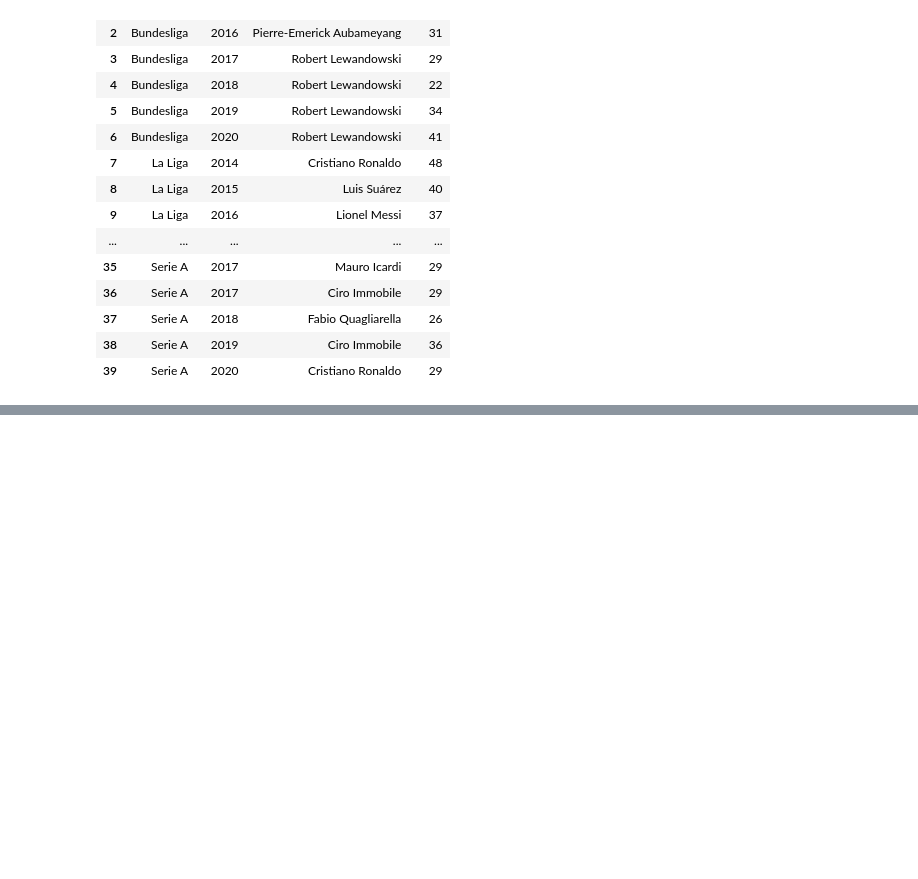
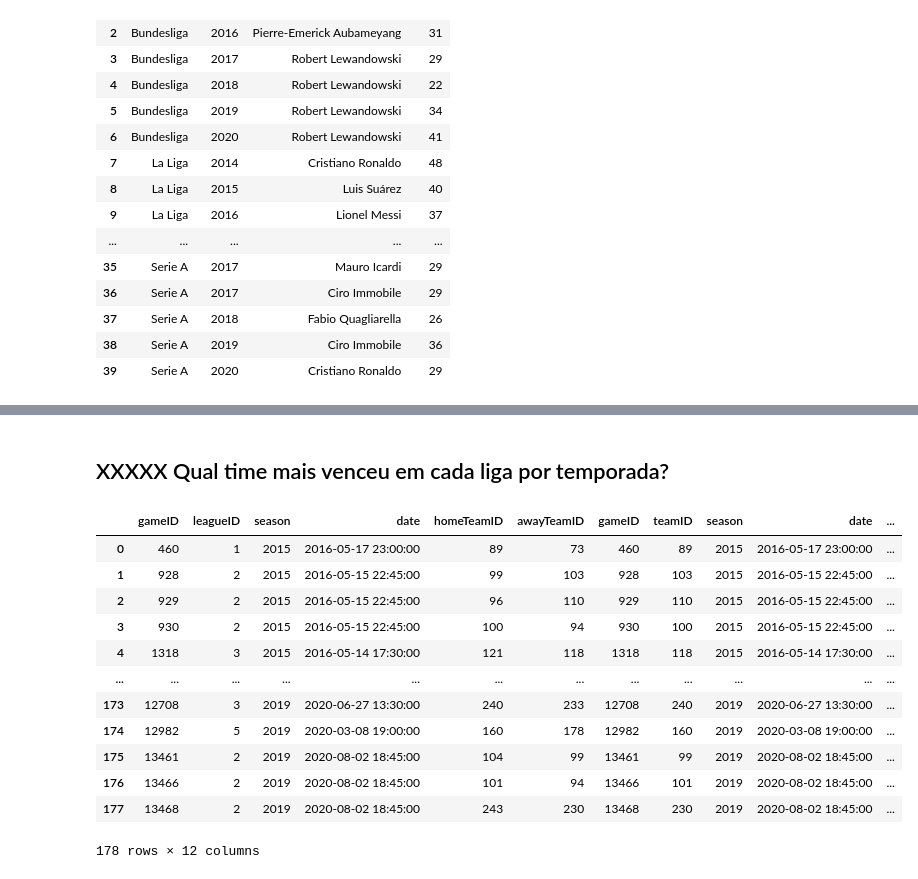
Before and after one commit to ciencia-dados-ifsp-grupo5/FootbalDatabase, a Jupyter notebook: notebooks/FootballDatabase_analysis.ipynb, the cells around one changed output, grey strips where cells are left out. Drawn from its saved outputs; the diff is of its cells as text; code cells hidden in the pictures; blank space fills up the shorter version.

```diff
--- a/notebooks/FootballDatabase_analysis.ipynb
+++ b/notebooks/FootballDatabase_analysis.ipynb
@@ -549,0 +658,52 @@ exec_query(question_9)
+# %% [markdown]
+## XXXXX Qual time mais venceu em cada liga por temporada?
+# %%
+question_10 = '''
+SELECT
+    game.gameID,
+    game.leagueID,
+    game.season,
+    game.date,
+    game.homeTeamID,
+    game.awayTeamID,
+    teamstat.gameID,
+    teamstat.teamID,
+    teamstat.season,
+    teamstat.date,
+    teamstat.results,
+    team.name
+FROM game
+INNER JOIN (
+    SELECT
+        leagueID,
+        season,
+        MAX(date) AS date
+    FROM game
+    GROUP BY leagueID, season
+) g ON
+    game.leagueID = g.leagueID AND
+    game.season = g.season AND
+    game.date = g.date
+LEFT JOIN teamstat
+    ON  teamstat.gameID = game.gameID
+    AND teamstat.teamID IN (game.homeTeamID, game.awayTeamID)
+LEFT JOIN team ON team.teamID = teamstat.teamID
+WHERE teamstat.results = 'W'
+AND game.season < 2020
+'''
+
+exec_query(question_10)
+# %% [output]
+|  | gameID | leagueID | season | date | homeTeamID | awayTeamID | gameID | teamID | season | date | ... |
+| 0 | 460 | 1 | 2015 | 2016-05-17 23:00:00 | 89 | 73 | 460 | 89 | 2015 | 2016-05-17 23:00:00 | ... |
+| 1 | 928 | 2 | 2015 | 2016-05-15 22:45:00 | 99 | 103 | 928 | 103 | 2015 | 2016-05-15 22:45:00 | ... |
+| 2 | 929 | 2 | 2015 | 2016-05-15 22:45:00 | 96 | 110 | 929 | 110 | 2015 | 2016-05-15 22:45:00 | ... |
+| 3 | 930 | 2 | 2015 | 2016-05-15 22:45:00 | 100 | 94 | 930 | 100 | 2015 | 2016-05-15 22:45:00 | ... |
+| 4 | 1318 | 3 | 2015 | 2016-05-14 17:30:00 | 121 | 118 | 1318 | 118 | 2015 | 2016-05-14 17:30:00 | ... |
+| ... | ... | ... | ... | ... | ... | ... | ... | ... | ... | ... | ... |
+| 173 | 12708 | 3 | 2019 | 2020-06-27 13:30:00 | 240 | 233 | 12708 | 240 | 2019 | 2020-06-27 13:30:00 | ... |
+| 174 | 12982 | 5 | 2019 | 2020-03-08 19:00:00 | 160 | 178 | 12982 | 160 | 2019 | 2020-03-08 19:00:00 | ... |
+| 175 | 13461 | 2 | 2019 | 2020-08-02 18:45:00 | 104 | 99 | 13461 | 99 | 2019 | 2020-08-02 18:45:00 | ... |
+| 176 | 13466 | 2 | 2019 | 2020-08-02 18:45:00 | 101 | 94 | 13466 | 101 | 2019 | 2020-08-02 18:45:00 | ... |
+| 177 | 13468 | 2 | 2019 | 2020-08-02 18:45:00 | 243 | 230 | 13468 | 230 | 2019 | 2020-08-02 18:45:00 | ... |
+178 rows × 12 columns
```
Also changed, not shown: parts of 5 cells of this notebook.
